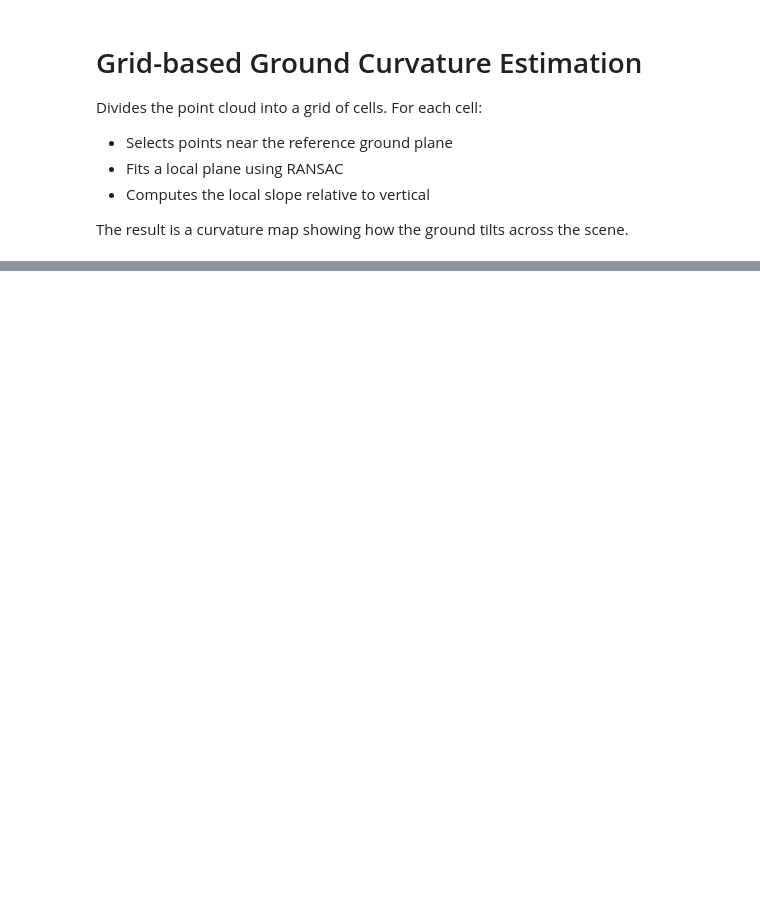
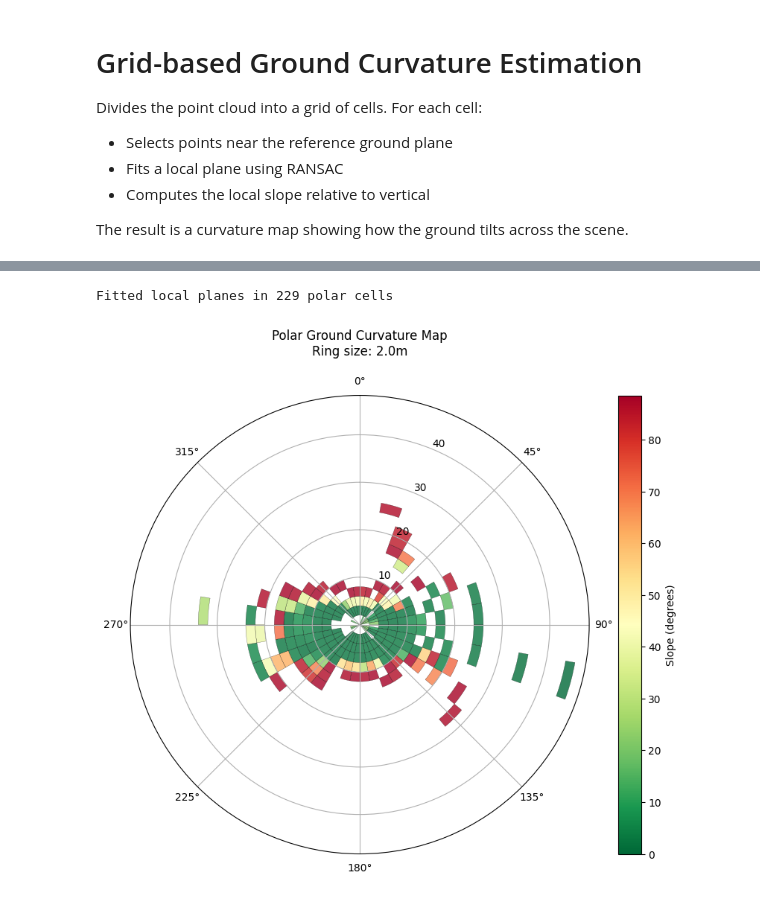
Before and after one commit to Karel317/VISTA-Vertical-curvature_Identification_from_Sensor-fused_Telemetry_and_AHN, a Jupyter notebook: curvature estimation.ipynb, the cells around one changed output, grey strips where cells are left out. Drawn from its saved outputs; the diff is of its cells as text; code cells hidden in the pictures; blank space fills up the shorter version.

```diff
--- a/curvature estimation.ipynb
+++ b/curvature estimation.ipynb
@@ -472,0 +617,25 @@ Slope statistics across 296 cells:
+# %%
+
+# --- Parameters ---
+R_STEP          = 2.0   # Meters per radial "ring"
+THETA_STEP      = 10.0  # Degrees per angular "wedge"
+DIST_THRESH     = 1.5   # Max distance from reference plane
+MIN_POINTS_CELL = 15    # Minimum points to fit a plane
+
+# 1. Compute the slopes using the polar logic
+polar_results = compute_polar_grid_slopes(
+    points,
+    plane_model,
+    r_step=R_STEP,
+    theta_step_deg=THETA_STEP,
+    distance_thresh=DIST_THRESH,
+    min_points=MIN_POINTS_CELL
+)
+
+print(f"Fitted local planes in {len(polar_results)} polar cells")
+
+# 2. Visualize using the polar projection
+visualize_polar_curvature(polar_results, R_STEP)
+# %% [output]
+Fitted local planes in 229 polar cells
+[figure, added]
```
Also changed, not shown: parts of 12 cells of this notebook.
